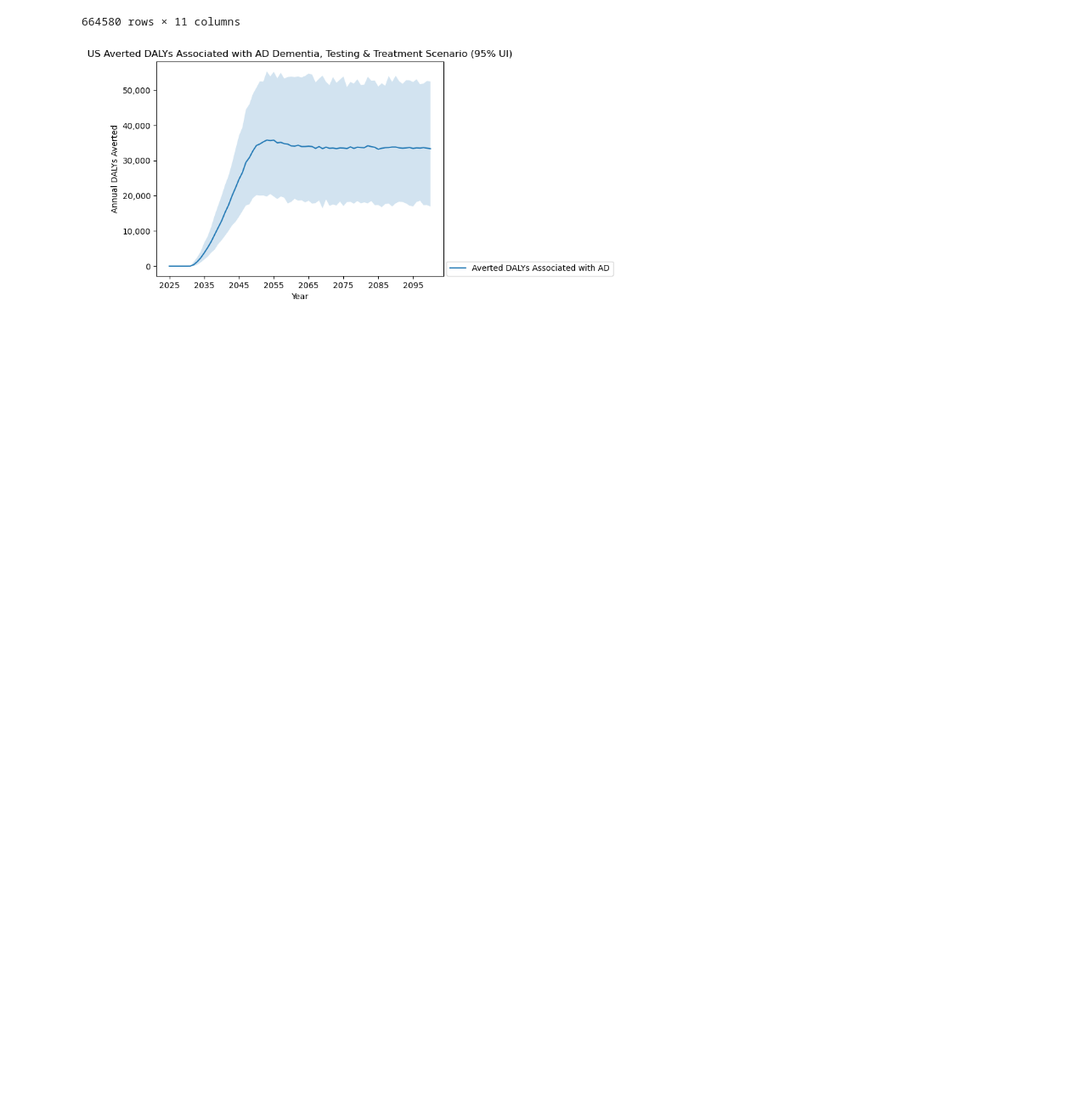
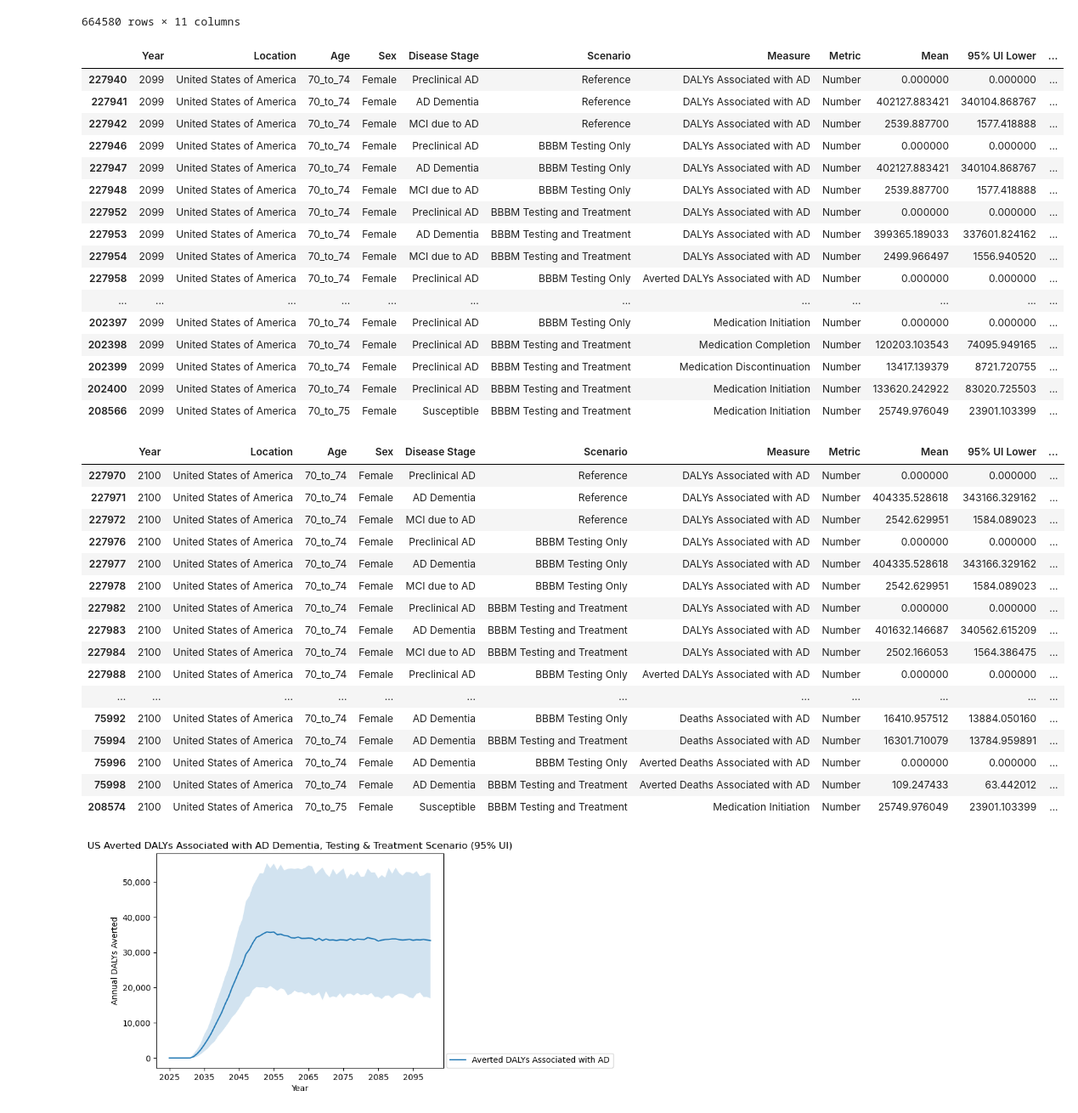
Before and after one commit to ihmeuw/vivarium_research_alzheimers, a Jupyter notebook: plots/plots_nov_11.ipynb, the cells around one changed output. Shown at 85% size. Saved outputs shown, nothing was run; the diff lists cells and outputs as text; code cells hidden in the pictures; blank space fills up the shorter version.

```diff
--- a/plots/plots_nov_11.ipynb
+++ b/plots/plots_nov_11.ipynb
@@ -777,6 +870,59 @@ array(['DALYs Associated with AD', 'Averted DALYs Associated with AD',
 | 208578 | 2100 | United States of America | 70_to_75 | Male | Susceptible | BBBM Testing and Treatment | Medication Initiation | Number | 24005.524703 | 22311.318614 | ... |
 | 208579 | 2100 | United States of America | 75_to_80 | Male | Susceptible | BBBM Testing and Treatment | Medication Initiation | Number | 41049.447242 | 38152.354830 | ... |
 664580 rows × 11 columns
+# %%
+# Check 2099 vs 2100 data
+display(
+    res3[
+        (res3["Year"] == 2099)
+        & ((res3["Age"] == "70_to_74") | (res3["Age"] == "70_to_75"))
+        & (res3["Location"] == "United States of America")
+        & (res3["Sex"] == "Female")
+    ]
+)
+display(
+    res3[
+        (res3["Year"] == 2100)
+        & ((res3["Age"] == "70_to_74") | (res3["Age"] == "70_to_75"))
+        & (res3["Location"] == "United States of America")
+        & (res3["Sex"] == "Female")
+    ]
+)
+# %% [output]
+|  | Year | Location | Age | Sex | Disease Stage | Scenario | Measure | Metric | Mean | 95% UI Lower | ... |
+| 227940 | 2099 | United States of America | 70_to_74 | Female | Preclinical AD | Reference | DALYs Associated with AD | Number | 0.000000 | 0.000000 | ... |
+| 227941 | 2099 | United States of America | 70_to_74 | Female | AD Dementia | Reference | DALYs Associated with AD | Number | 402127.883421 | 340104.868767 | ... |
+| 227942 | 2099 | United States of America | 70_to_74 | Female | MCI due to AD | Reference | DALYs Associated with AD | Number | 2539.887700 | 1577.418888 | ... |
+| 227946 | 2099 | United States of America | 70_to_74 | Female | Preclinical AD | BBBM Testing Only | DALYs Associated with AD | Number | 0.000000 | 0.000000 | ... |
+| 227947 | 2099 | United States of America | 70_to_74 | Female | AD Dementia | BBBM Testing Only | DALYs Associated with AD | Number | 402127.883421 | 340104.868767 | ... |
+| 227948 | 2099 | United States of America | 70_to_74 | Female | MCI due to AD | BBBM Testing Only | DALYs Associated with AD | Number | 2539.887700 | 1577.418888 | ... |
+| 227952 | 2099 | United States of America | 70_to_74 | Female | Preclinical AD | BBBM Testing and Treatment | DALYs Associated with AD | Number | 0.000000 | 0.000000 | ... |
+| 227953 | 2099 | United States of America | 70_to_74 | Female | AD Dementia | BBBM Testing and Treatment | DALYs Associated with AD | Number | 399365.189033 | 337601.824162 | ... |
+| 227954 | 2099 | United States of America | 70_to_74 | Female | MCI due to AD | BBBM Testing and Treatment | DALYs Associated with AD | Number | 2499.966497 | 1556.940520 | ... |
+| 227958 | 2099 | United States of America | 70_to_74 | Female | Preclinical AD | BBBM Testing Only | Averted DALYs Associated with AD | Number | 0.000000 | 0.000000 | ... |
+| ... | ... | ... | ... | ... | ... | ... | ... | ... | ... | ... | ... |
+| 202397 | 2099 | United States of America | 70_to_74 | Female | Preclinical AD | BBBM Testing Only | Medication Initiation | Number | 0.000000 | 0.000000 | ... |
+| 202398 | 2099 | United States of America | 70_to_74 | Female | Preclinical AD | BBBM Testing and Treatment | Medication Completion | Number | 120203.103543 | 74095.949165 | ... |
+| 202399 | 2099 | United States of America | 70_to_74 | Female | Preclinical AD | BBBM Testing and Treatment | Medication Discontinuation | Number | 13417.139379 | 8721.720755 | ... |
+| 202400 | 2099 | United States of America | 70_to_74 | Female | Preclinical AD | BBBM Testing and Treatment | Medication Initiation | Number | 133620.242922 | 83020.725503 | ... |
+| 208566 | 2099 | United States of America | 70_to_75 | Female | Susceptible | BBBM Testing and Treatment | Medication Initiation | Number | 25749.976049 | 23901.103399 | ... |
+|  | Year | Location | Age | Sex | Disease Stage | Scenario | Measure | Metric | Mean | 95% UI Lower | ... |
+| 227970 | 2100 | United States of America | 70_to_74 | Female | Preclinical AD | Reference | DALYs Associated with AD | Number | 0.000000 | 0.000000 | ... |
+| 227971 | 2100 | United States of America | 70_to_74 | Female | AD Dementia | Reference | DALYs Associated with AD | Number | 404335.528618 | 343166.329162 | ... |
+| 227972 | 2100 | United States of America | 70_to_74 | Female | MCI due to AD | Reference | DALYs Associated with AD | Number | 2542.629951 | 1584.089023 | ... |
+| 227976 | 2100 | United States of America | 70_to_74 | Female | Preclinical AD | BBBM Testing Only | DALYs Associated with AD | Number | 0.000000 | 0.000000 | ... |
+| 227977 | 2100 | United States of America | 70_to_74 | Female | AD Dementia | BBBM Testing Only | DALYs Associated with AD | Number | 404335.528618 | 343166.329162 | ... |
+| 227978 | 2100 | United States of America | 70_to_74 | Female | MCI due to AD | BBBM Testing Only | DALYs Associated with AD | Number | 2542.629951 | 1584.089023 | ... |
+| 227982 | 2100 | United States of America | 70_to_74 | Female | Preclinical AD | BBBM Testing and Treatment | DALYs Associated with AD | Number | 0.000000 | 0.000000 | ... |
+| 227983 | 2100 | United States of America | 70_to_74 | Female | AD Dementia | BBBM Testing and Treatment | DALYs Associated with AD | Number | 401632.146687 | 340562.615209 | ... |
+| 227984 | 2100 | United States of America | 70_to_74 | Female | MCI due to AD | BBBM Testing and Treatment | DALYs Associated with AD | Number | 2502.166053 | 1564.386475 | ... |
+| 227988 | 2100 | United States of America | 70_to_74 | Female | Preclinical AD | BBBM Testing Only | Averted DALYs Associated with AD | Number | 0.000000 | 0.000000 | ... |
+| ... | ... | ... | ... | ... | ... | ... | ... | ... | ... | ... | ... |
+| 75992 | 2100 | United States of America | 70_to_74 | Female | AD Dementia | BBBM Testing Only | Deaths Associated with AD | Number | 16410.957512 | 13884.050160 | ... |
+| 75994 | 2100 | United States of America | 70_to_74 | Female | AD Dementia | BBBM Testing and Treatment | Deaths Associated with AD | Number | 16301.710079 | 13784.959891 | ... |
+| 75996 | 2100 | United States of America | 70_to_74 | Female | AD Dementia | BBBM Testing Only | Averted Deaths Associated with AD | Number | 0.000000 | 0.000000 | ... |
+| 75998 | 2100 | United States of America | 70_to_74 | Female | AD Dementia | BBBM Testing and Treatment | Averted Deaths Associated with AD | Number | 109.247433 | 63.442012 | ... |
+| 208574 | 2100 | United States of America | 70_to_75 | Female | Susceptible | BBBM Testing and Treatment | Medication Initiation | Number | 25749.976049 | 23901.103399 | ... |
 # %%
 make_forecast_plot(
     filter_results(
```
Also changed, not shown: parts of 2 cells of this notebook.
